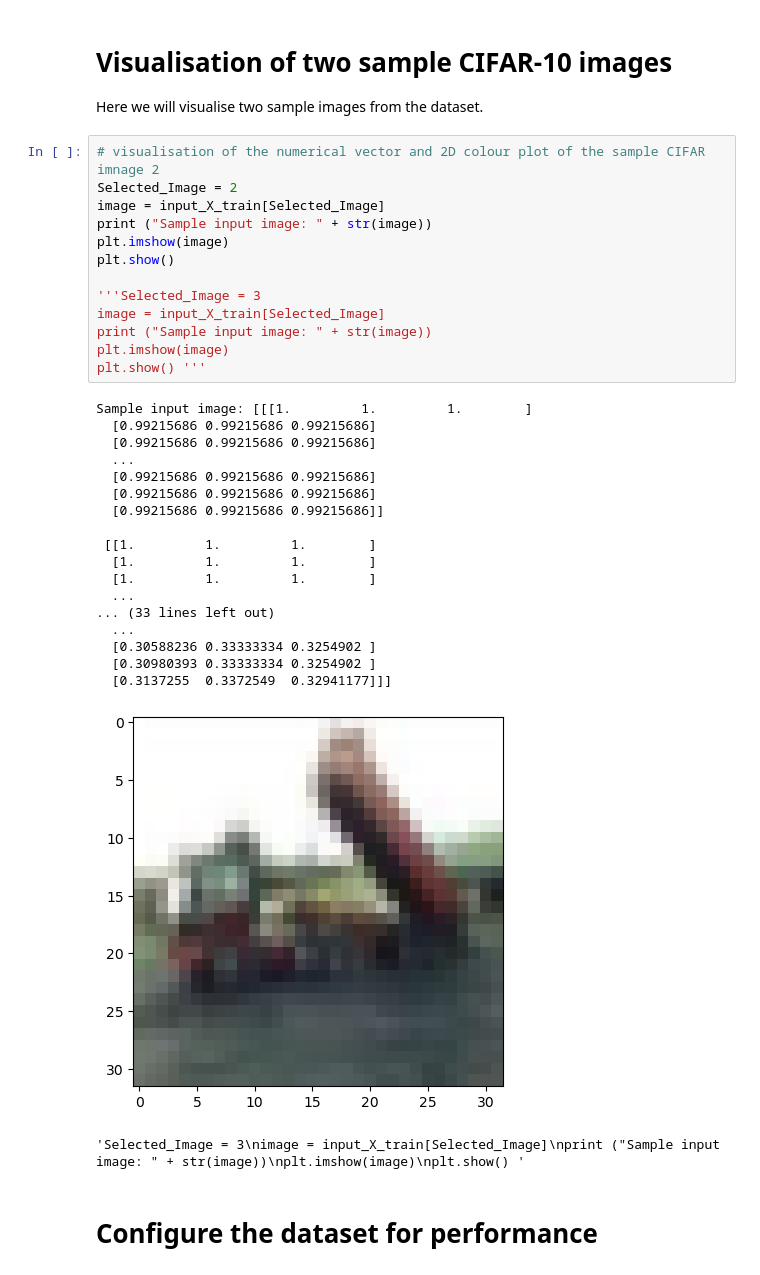
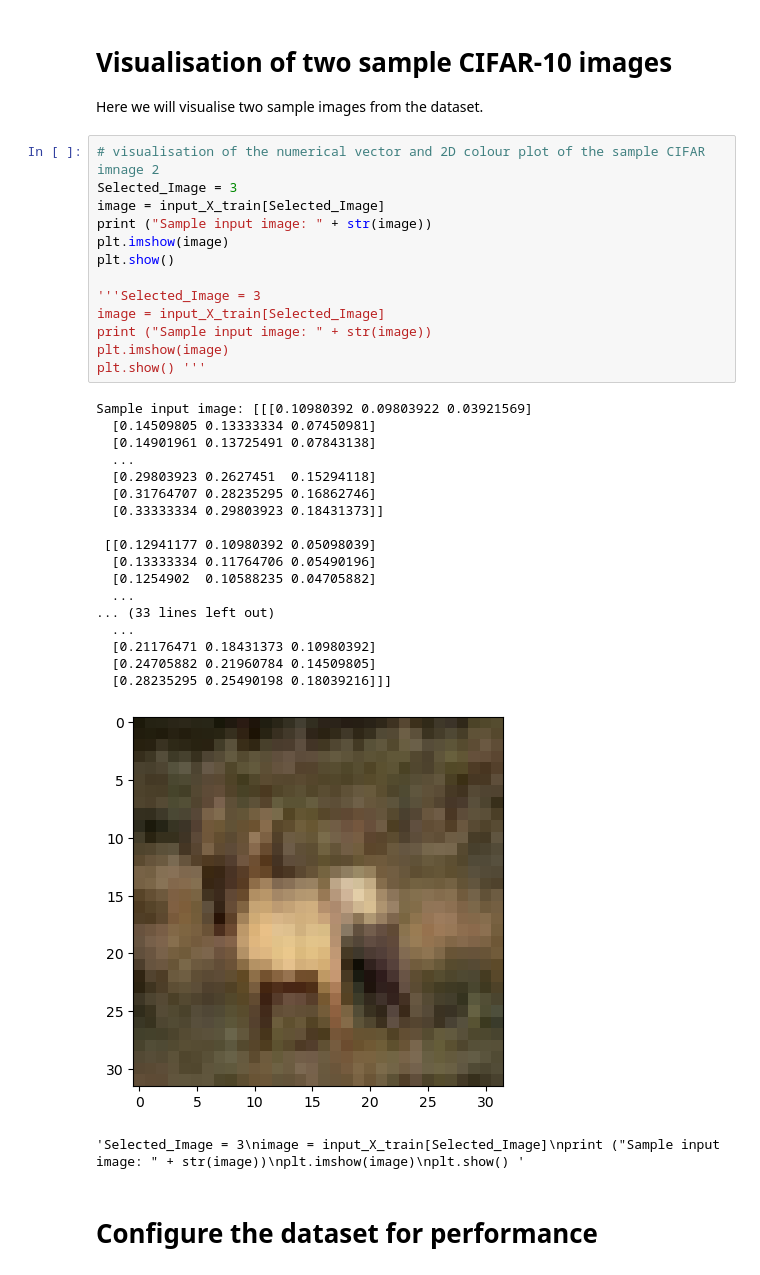
Before and after one commit to mm849/Computer-Vision-Classification, a Jupyter notebook: notebooks/trial2.ipynb, the cells around one changed output. Cells and saved outputs as stored; diff of their text form.

```diff
--- a/notebooks/trial2.ipynb
+++ b/notebooks/trial2.ipynb
@@ -86,36 +86,36 @@ input_X_train shape: (50000, 32, 32, 3)
 Here we will visualise two sample images from the dataset.
 # %%
 # visualisation of the numerical vector and 2D colour plot of the sample CIFAR imnage 2
-Selected_Image = 2
+Selected_Image = 3
 image = input_X_train[Selected_Image]
 print ("Sample input image: " + str(image))
 plt.imshow(image)
 plt.show()
 
 '''Selected_Image = 3
 image = input_X_train[Selected_Image]
 print ("Sample input image: " + str(image))
 plt.imshow(image)
 plt.show() '''
 # %% [output]
-Sample input image: [[[1.         1.         1.        ]
-  [0.99215686 0.99215686 0.99215686]
-  [0.99215686 0.99215686 0.99215686]
+Sample input image: [[[0.10980392 0.09803922 0.03921569]
+  [0.14509805 0.13333334 0.07450981]
+  [0.14901961 0.13725491 0.07843138]
   ...
-  [0.99215686 0.99215686 0.99215686]
-  [0.99215686 0.99215686 0.99215686]
-  [0.99215686 0.99215686 0.99215686]]
+  [0.29803923 0.2627451  0.15294118]
+  [0.31764707 0.28235295 0.16862746]
+  [0.33333334 0.29803923 0.18431373]]
 
- [[1.         1.         1.        ]
-  [1.         1.         1.        ]
-  [1.         1.         1.        ]
+ [[0.12941177 0.10980392 0.05098039]
+  [0.13333334 0.11764706 0.05490196]
+  [0.1254902  0.10588235 0.04705882]
   ...
 ... (33 lines left out)
   ...
-  [0.30588236 0.33333334 0.3254902 ]
-  [0.30980393 0.33333334 0.3254902 ]
-  [0.3137255  0.3372549  0.32941177]]]
+  [0.21176471 0.18431373 0.10980392]
+  [0.24705882 0.21960784 0.14509805]
+  [0.28235295 0.25490198 0.18039216]]]
-[figure, old version]
+[figure, new version]
 'Selected_Image = 3\nimage = input_X_train[Selected_Image]\nprint ("Sample input image: " + str(image))\nplt.imshow(image)\nplt.show() '
 # %% [markdown]
 # __Configure the dataset for performance__
```
Also changed, not shown: parts of 13 cells of this notebook, 1 other file.
